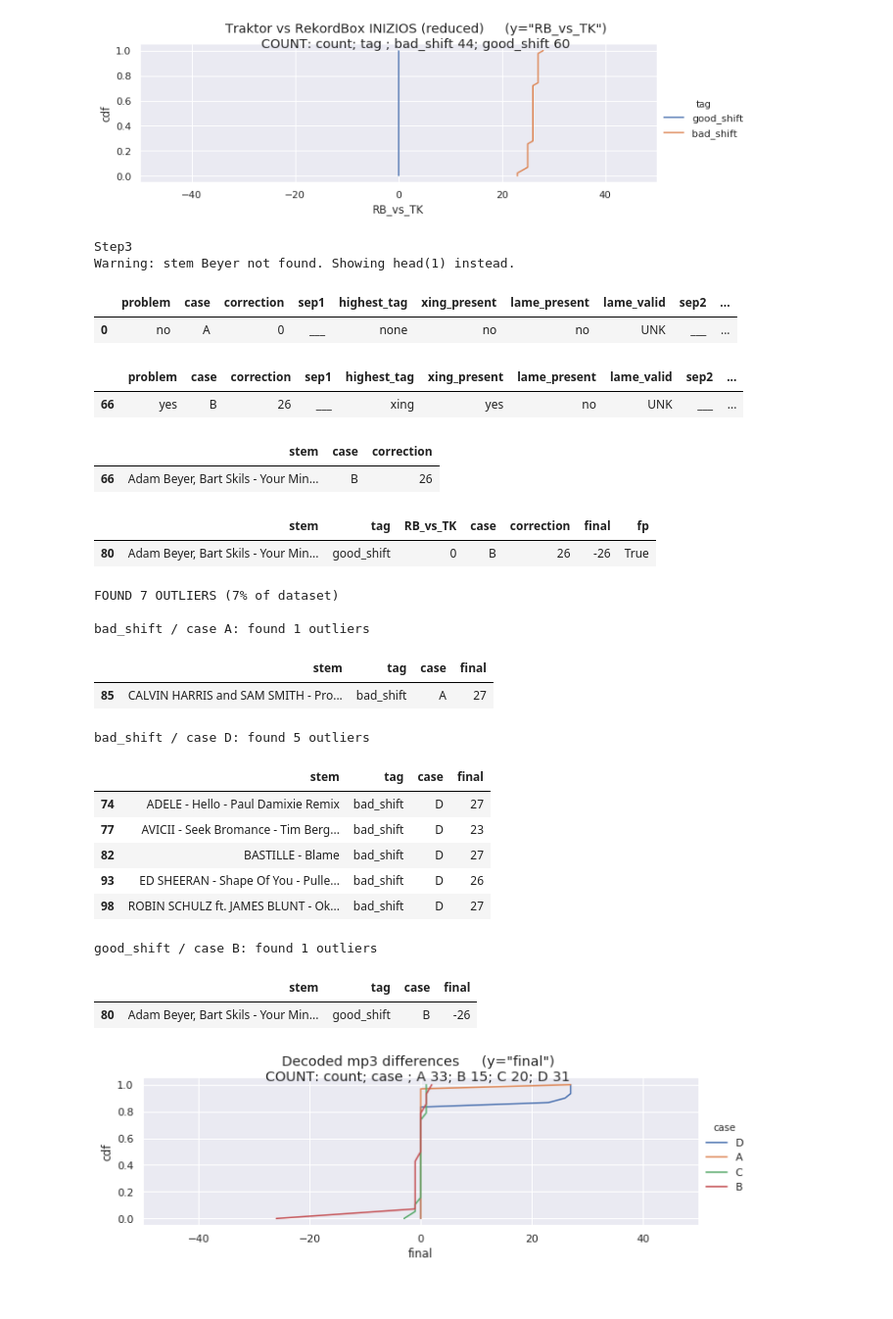
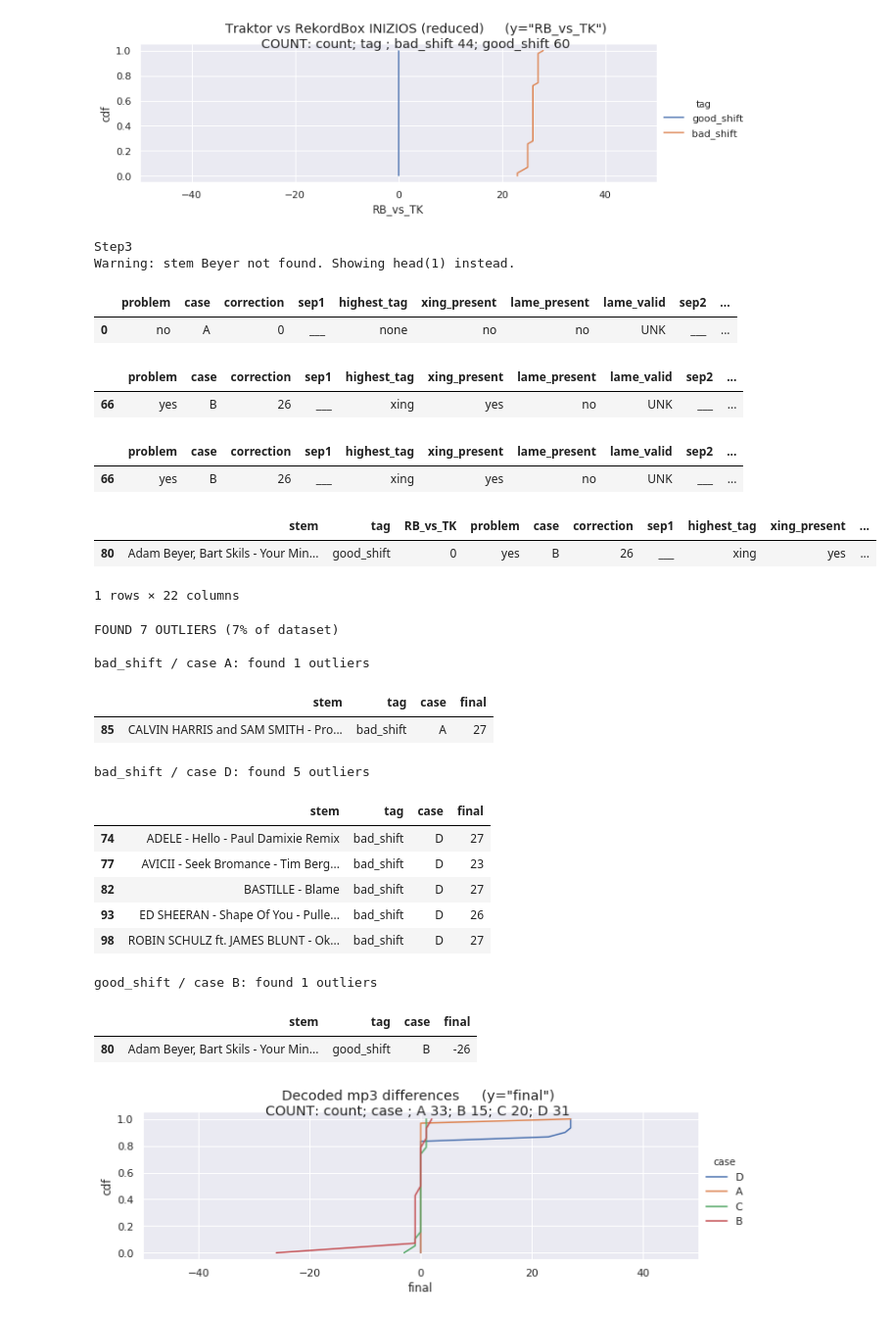
Before and after one commit to pestrela/music, a Jupyter notebook: offsets/fhg/bin/Analyse FHG.ipynb, the cells around one changed output. Shown at 98% size. Saved outputs shown, nothing was run; the diff lists cells and outputs as text; code cells hidden in the pictures.

```diff
--- a/offsets/fhg/bin/Analyse FHG.ipynb
+++ b/offsets/fhg/bin/Analyse FHG.ipynb
@@ -1097,41 +1097,43 @@ Doing step1
 # %%
 mp3_header_file="mp3_headers.csv"
 info_df = step3_read_csv_files_new(mp3_header_file)
 
 
-merge_df = pd.merge(collection_df, info_df, on='stem')
-merge_df['final'] = merge_df['RB_vs_TK'] - merge_df['correction']
-merge_df['fp'] = merge_df['final'].abs() >= 5
+training_df = pd.merge(collection_df, info_df, on='stem')
+training_df['final'] = training_df['RB_vs_TK'] - training_df['correction']
+training_df['fp'] = training_df['final'].abs() >= 5
 
-df_preview_debug(merge_df, True)
 
-do_cdf_plot_breakdown_tag(merge_df, ['final'], [ 'case'], title='Decoded mp3 differences')
+df_preview_debug(training_df, True)
 
-display_outliers(merge_df)
+do_cdf_plot_breakdown_tag(training_df, ['final'], [ 'case'], title='Decoded mp3 differences')
+
+display_outliers(training_df)
 # %% [output]
 Step3
 Warning: stem Beyer not found. Showing head(1) instead.
 |  | problem | case | correction | sep1 | highest_tag | xing_present | lame_present | lame_valid | sep2 | ... |
 | 0 | no | A | 0 | ___ | none | no | no | UNK | ___ | ... |
 |  | problem | case | correction | sep1 | highest_tag | xing_present | lame_present | lame_valid | sep2 | ... |
 | 66 | yes | B | 26 | ___ | xing | yes | no | UNK | ___ | ... |
-|  | stem | case | correction |
-| 66 | Adam Beyer, Bart Skils - Your Min... | B | 26 |
+|  | problem | case | correction | sep1 | highest_tag | xing_present | lame_present | lame_valid | sep2 | ... |
+| 66 | yes | B | 26 | ___ | xing | yes | no | UNK | ___ | ... |
-|  | stem | tag | RB_vs_TK | case | correction | final | fp |
-| 80 | Adam Beyer, Bart Skils - Your Min... | good_shift | 0 | B | 26 | -26 | True |
+|  | stem | tag | RB_vs_TK | problem | case | correction | sep1 | highest_tag | xing_present | ... |
+| 80 | Adam Beyer, Bart Skils - Your Min... | good_shift | 0 | yes | B | 26 | ___ | xing | yes | ... |
-FOUND 7 OUTLIERS (7% of dataset)
-
-bad_shift / case A: found 1 outliers
+1 rows × 22 columns
+FOUND 7 OUTLIERS (7% of dataset)
+
+bad_shift / case A: found 1 outliers
 |  | stem | tag | case | final |
 | 85 | CALVIN HARRIS and SAM SMITH - Pro... | bad_shift | A | 27 |
-bad_shift / case D: found 5 outliers
+bad_shift / case D: found 5 outliers
 |  | stem | tag | case | final |
 | 74 | ADELE - Hello - Paul Damixie Remix | bad_shift | D | 27 |
 | 77 | AVICII - Seek Bromance - Tim Berg... | bad_shift | D | 23 |
 | 82 | BASTILLE - Blame | bad_shift | D | 27 |
 | 93 | ED SHEERAN - Shape Of You - Pulle... | bad_shift | D | 26 |
 | 98 | ROBIN SCHULZ ft. JAMES BLUNT - Ok... | bad_shift | D | 27 |
-good_shift / case B: found 1 outliers
+good_shift / case B: found 1 outliers
 |  | stem | tag | case | final |
 | 80 | Adam Beyer, Bart Skils - Your Min... | good_shift | B | -26 |
 [figure]
```
Also changed, not shown: parts of 7 cells of this notebook.
